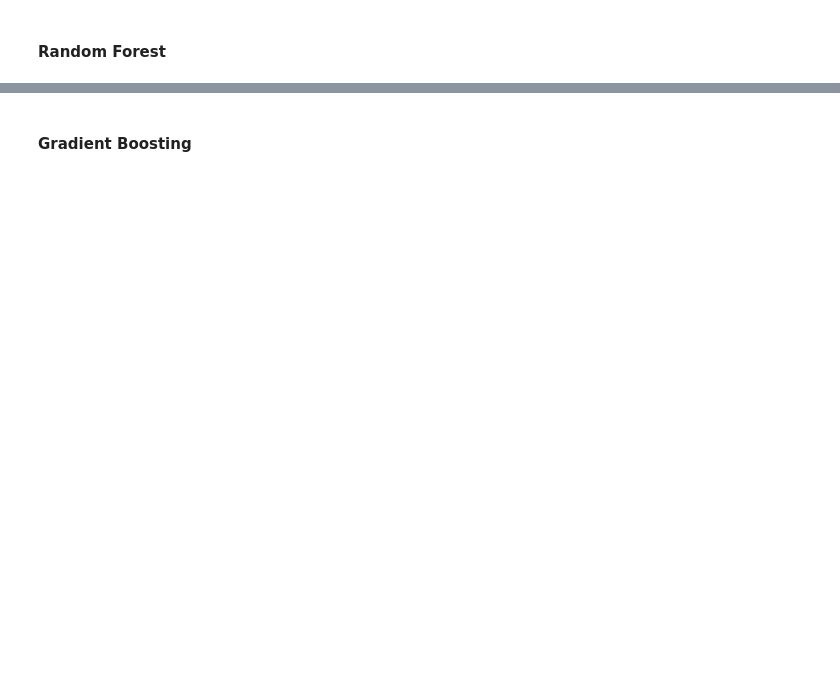
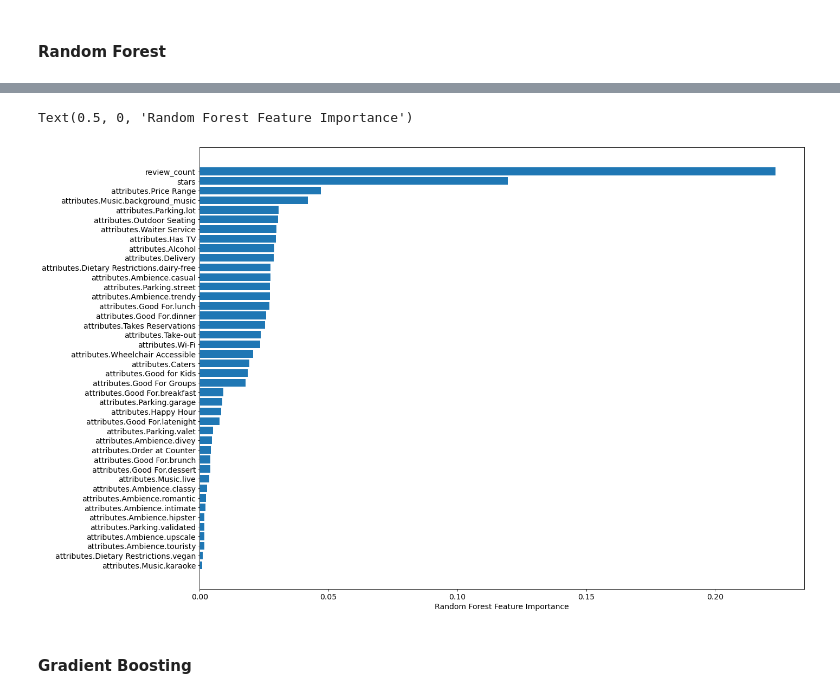
Before and after one commit to zig-zag-96/Python_Projects, a Jupyter notebook: Yelp Restaurant Analysis/4_Modeling_Predicting_Closure.ipynb, the cells around one changed output, grey strips where cells are left out. Drawn from its saved outputs; the diff is of its cells as text; code cells hidden in the pictures; blank space fills up the shorter version.

```diff
--- a/Yelp Restaurant Analysis/4_Modeling_Predicting_Closure.ipynb
+++ b/Yelp Restaurant Analysis/4_Modeling_Predicting_Closure.ipynb
@@ -188,3 +278,10 @@ Random Forest: 83.45%
+# %%
+sorted_idx = Forest_model.feature_importances_.argsort()
+plt.barh(X_test.columns[sorted_idx], Forest_model.feature_importances_[sorted_idx])
+plt.xlabel("Random Forest Feature Importance")
+# %% [output]
+Text(0.5, 0, 'Random Forest Feature Importance')
+[figure, added]
 # %% [markdown]
 #### Gradient Boosting
 # %%
```
Also changed, not shown: parts of 18 cells of this notebook, 1 other file.
